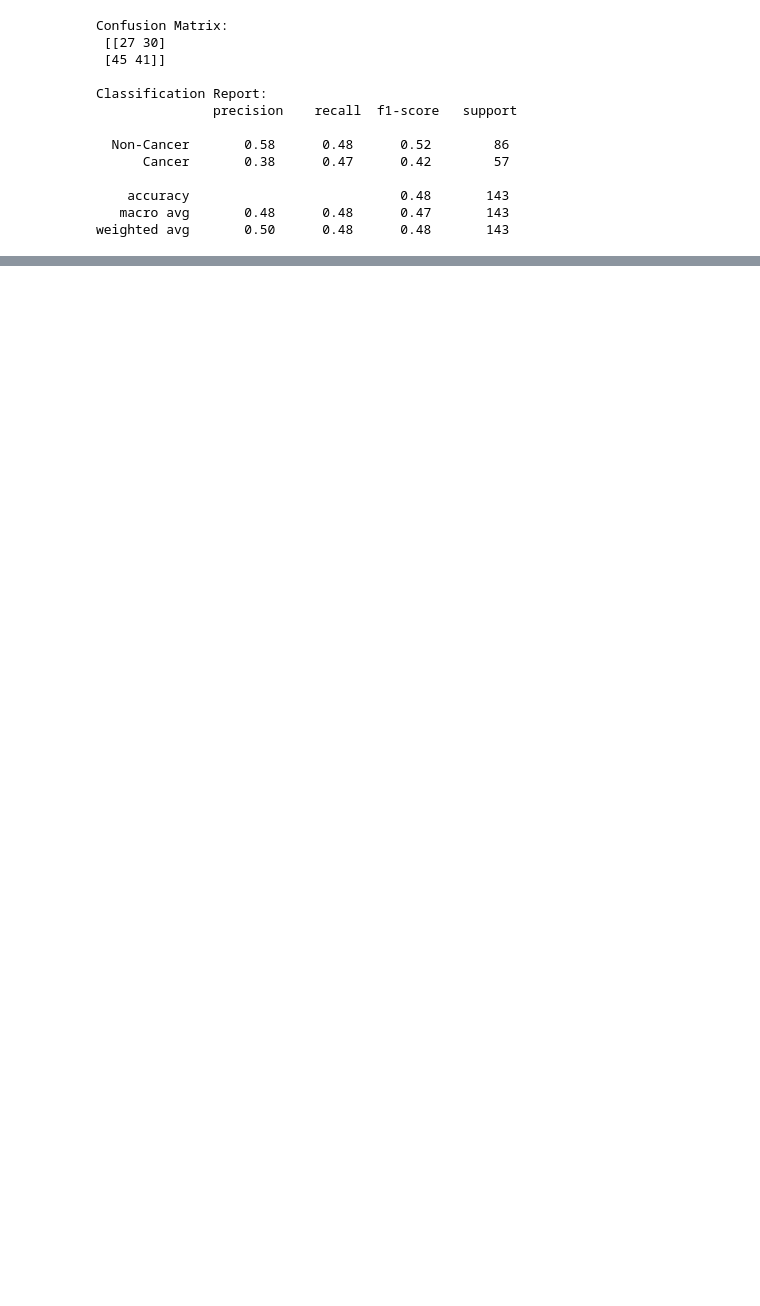
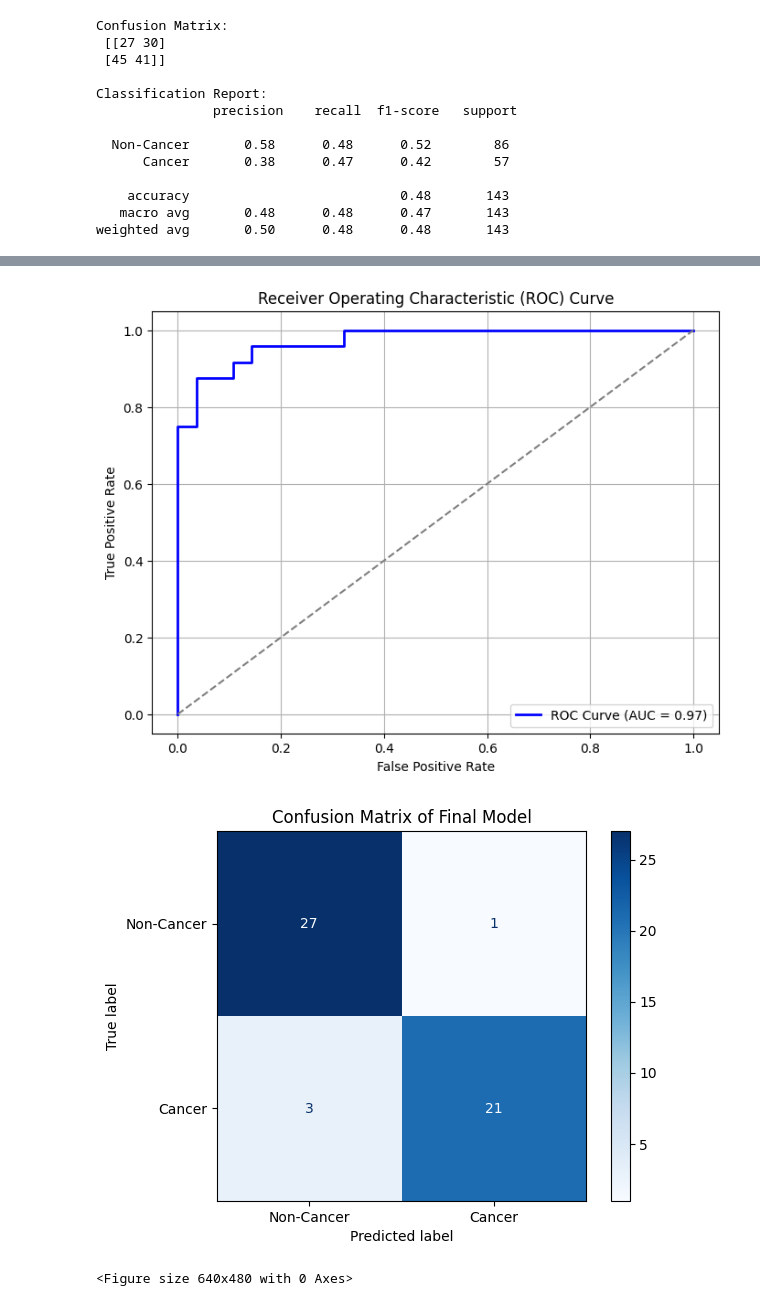
Before and after one commit to devansh3112/Prostate_Cancer_Genomics, a Jupyter notebook: final.ipynb, the cells around one changed output, grey strips where cells are left out. Saved outputs shown, nothing was run; the diff lists cells and outputs as text; code cells hidden in the pictures; blank space fills up the shorter version.

```diff
--- a/final.ipynb
+++ b/final.ipynb
@@ -770,45 +910,49 @@ weighted avg       0.91      0.90      0.90        52
 # %%
 import numpy as np
+import matplotlib.pyplot as plt
 from sklearn.svm import SVC
-from sklearn.metrics import accuracy_score
+from sklearn.metrics import accuracy_score, roc_curve, auc, confusion_matrix, ConfusionMatrixDisplay
 from sklearn.model_selection import train_test_split
+from lime import lime_tabular
+import shap
 
-# Sample data split (replace X_resampled, y_resampled with actual data)
+# Assuming X_resampled and y_resampled are prepared datasets
 X_train, X_val, y_train, y_val = train_test_split(X_resampled, y_resampled, test_size=0.3, random_state=42)
 
 # SSA Parameters
 population_size = 30
 iterations = 50
-c_bound = (0.1, 100)   # Bound for 'C'
-gamma_bound = (0.0001, 1)  # Bound for 'gamma'
+c_bound = (0.1, 100)
+gamma_bound = (0.0001, 1)
 
 # Initialize population randomly within bounds
 population = np.random.uniform(low=[c_bound[0], gamma_bound[0]],
-                               high=[c_bound[1], gamma_bound[1]],
-                               size=(population_size, 2))
+                                high=[c_bound[1], gamma_bound[1]],
+                                size=(population_size, 2))
+
+# For plotting
+best_fitness_progression = []
 
 # SSA Optimization Loop
 for iter in range(iterations):
-    # Evaluate each salp's accuracy in the current population
     fitness = []
     for salp in population:
         C, gamma = salp
-        model = SVC(C=C, gamma=gamma, kernel='rbf', random_state=42)
+        model = SVC(C=C, gamma=gamma, kernel='rbf', probability=True, random_state=42)
         model.fit(X_train, y_train)
         y_pred = model.predict(X_val)
         fitness.append(accuracy_score(y_val, y_pred))
 
-    # Identify the best salp (leader) with maximum fitness (accuracy)
+    # Identify the best salp (leader)
     best_idx = np.argmax(fitness)
     leader = population[best_idx]
+    best_fitness_progression.append(fitness[best_idx])
 
-    # Update each salp's position based on SSA rules
+    # Update salp positions
     for i in range(population_size):
-        if i == 0:
-            # Update leader's position
+        if i == 0:  # Update leader's position
             population[i] = leader
-        else:
-            # Follow the leader
+        else:  # Follow the leader
             population[i] = 0.5 * (population[i] + leader)
 
         # Boundary check for C and gamma
@@ -817,14 +961,56 @@ for iter in range(iterations):
 
 # Final optimized parameters
 best_C, best_gamma = leader
-final_model = SVC(C=best_C, gamma=best_gamma, kernel='rbf', random_state=42)
+final_model = SVC(C=best_C, gamma=best_gamma, kernel='rbf', probability=True, random_state=42)
 final_model.fit(X_train, y_train)
 
 # Evaluation
 y_final_pred = final_model.predict(X_val)
+y_prob = final_model.predict_proba(X_val)[:, 1]  # Probabilities for the positive class
 final_accuracy = accuracy_score(y_val, y_final_pred)
 
+# Print results
 print(f"Optimized C: {best_C}")
 print(f"Optimized gamma: {best_gamma}")
 print(f"Validation Accuracy with Optimized SVM: {final_accuracy:.2f}")
+
+# ROC Curve
+fpr, tpr, _ = roc_curve(y_val, y_prob)
+roc_auc = auc(fpr, tpr)
+
+plt.figure(figsize=(8, 6))
+plt.plot(fpr, tpr, color='blue', lw=2, label=f'ROC Curve (AUC = {roc_auc:.2f})')
+plt.plot([0, 1], [0, 1], color='gray', linestyle='--')
+plt.title('Receiver Operating Characteristic (ROC) Curve')
+plt.xlabel('False Positive Rate')
+plt.ylabel('True Positive Rate')
+plt.legend(loc='lower right')
+plt.grid()
+plt.show()
+
+# Confusion Matrix
+cm = confusion_matrix(y_val, y_final_pred)
+disp = ConfusionMatrixDisplay(confusion_matrix=cm, display_labels=['Non-Cancer', 'Cancer'])
+disp.plot(cmap='Blues')
+plt.title('Confusion Matrix of Final Model')
+plt.show()
+
+# SHAP Analysis
+explainer = shap.KernelExplainer(final_model.predict_proba, shap.kmeans(X_train, 10))
+shap_values = explainer.shap_values(X_val[:100])  # Analyze the first 100 validation samples
+
+plt.figure()
+shap.summary_plot(shap_values, X_val[:100], plot_type="bar")
+
+# LIME Explanation for a single sample
+lime_explainer = lime_tabular.LimeTabularExplainer(X_train.values, training_labels=y_train.values, mode='classification')
+sample_idx = 0  # Replace with the index of the sample you want to explain
+lime_exp = lime_explainer.explain_instance(X_val.values[sample_idx], final_model.predict_proba, num_features=10)
+
+# Turn LIME explanation into an image
+plt.figure(figsize=(8, 6))
+lime_exp.as_pyplot_figure()
+plt.title('LIME Explanation')
+plt.tight_layout()
+plt.show()
 # %% [output]
@@ -833 +1019,4 @@ Optimized gamma: 0.016588160542044535
 Validation Accuracy with Optimized SVM: 0.92
+[figure, added]
+[figure, added]
+<Figure size 640x480 with 0 Axes>
```
Also changed, not shown: parts of 9 cells of this notebook.
